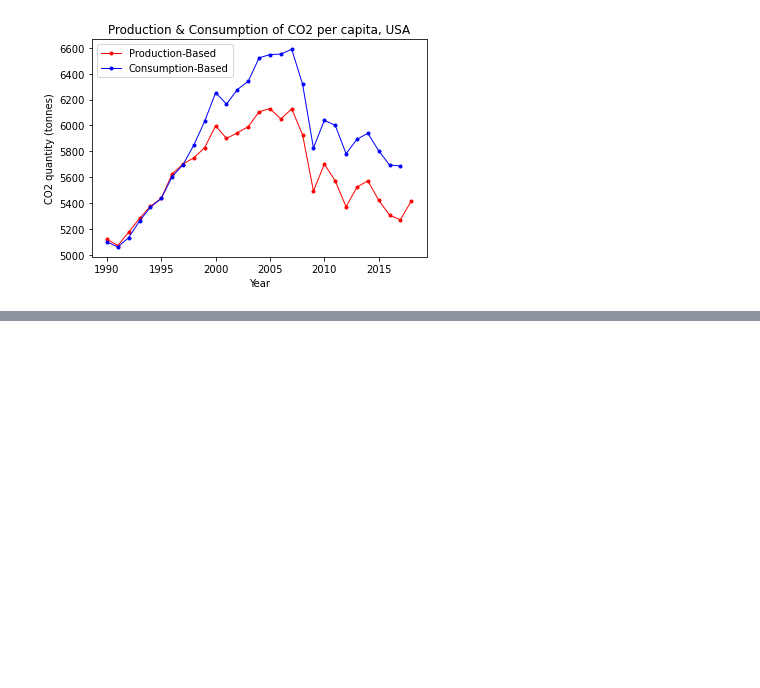
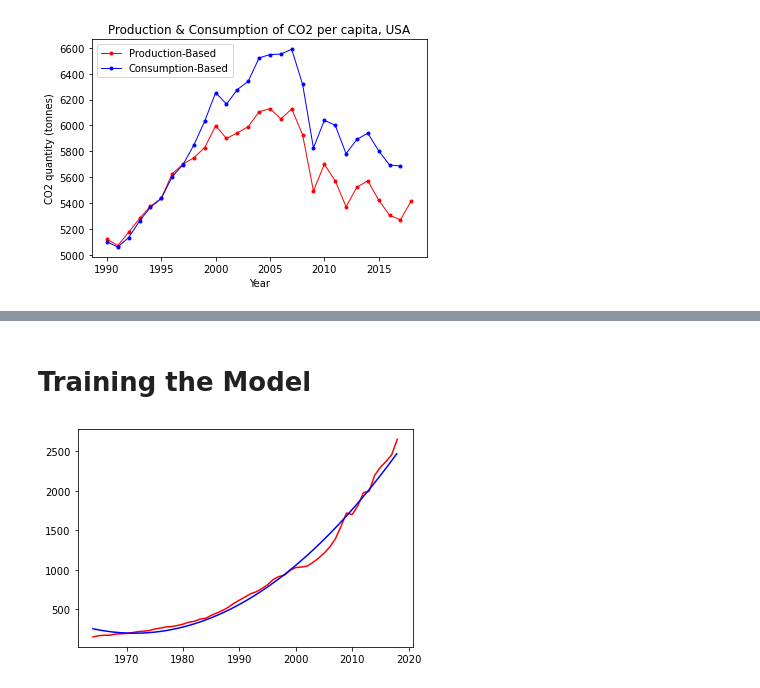
Before and after one commit to Yukta-Jaiswal/CO2-emissons-visualization, a Jupyter notebook: DV project/code.ipynb, the cells around one changed output, grey strips where cells are left out. Saved outputs shown, nothing was run; the diff lists cells and outputs as text; code cells hidden in the pictures; blank space fills up the shorter version.

```diff
--- a/DV project/code.ipynb
+++ b/DV project/code.ipynb
@@ -451,3 +487,34 @@ plt.show()
 22293  USA  2017           5270.748525                             5686.553003
 22294  USA  2018           5416.277883                                     NaN
 [figure]
+# %%
+ # Polynomial Regression
+# Importing the dataset
+
+data = pd.read_csv("annual-co2-emissions-per-country.csv")
+df = pd.DataFrame(data, columns= ['Code', 'Year','Annual CO2 emissions'])
+india_data = df.loc[(df['Code'] == 'IND') & (df['Year'] >= 1964)]
+X = india_data.iloc[:,1:2].values
+y = india_data.iloc[:,2:4].values
+
+# Splitting the dataset into the Training set and Test set
+from sklearn.model_selection import train_test_split
+X_train, X_test, y_train, y_test = train_test_split(X, y, test_size = 0.3, random_state = 0)
+# Feature Scaling
+
+
+# Fitting Linear Regression to the dataset
+from sklearn.linear_model import LinearRegression
+lin_reg = LinearRegression()
+lin_reg.fit(X, y)
+
+# Fitting Polynomial Regression to the dataset
+from sklearn.preprocessing import PolynomialFeatures
+poly_reg = PolynomialFeatures(degree = 4)
+X_poly = poly_reg.fit_transform(X)
+poly_reg.fit(X_poly, y)
+lin_reg_2 = LinearRegression()
+lin_reg_2.fit(X_poly, y)
+
+##lin_reg_2.predict(poly_reg.fit_transform(X_test))
+X_test
@@ -453,0 +559,18 @@ plt.show()
+# %% [markdown]
+# Training the Model
+# %%
+poly_reg = PolynomialFeatures(degree=2)
+X_poly = poly_reg.fit_transform(X)
+
+lin_reg2 = LinearRegression()
+lin_reg2.fit(X_poly,y)
+
+X_grid = np.arange(min(X),max(X),0.1)
+X_grid = X_grid.reshape(len(X_grid),1)
+plt.plot(X,y, color='red')
+
+plt.plot(X_grid, lin_reg2.predict(poly_reg.fit_transform(X_grid)),color='blue')
+
+plt.show()
+# %% [output]
+[figure, added]
```
Also changed, not shown: parts of 18 cells of this notebook.
